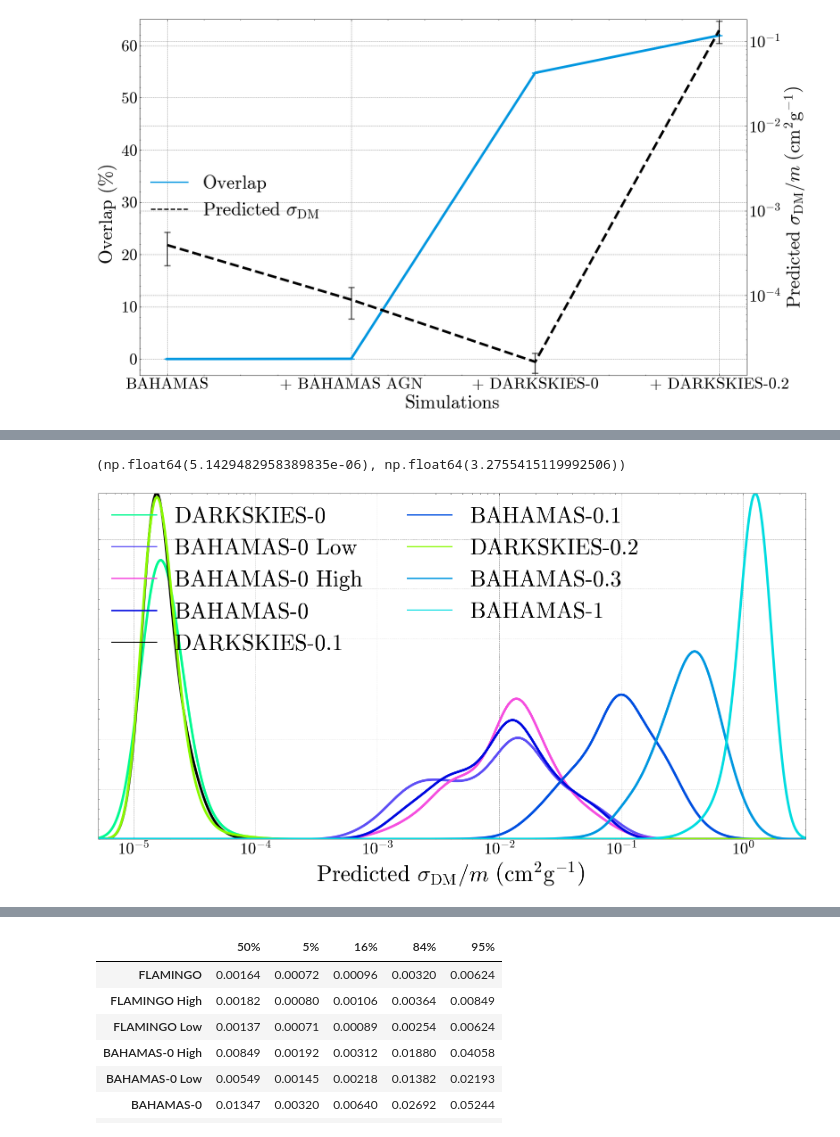
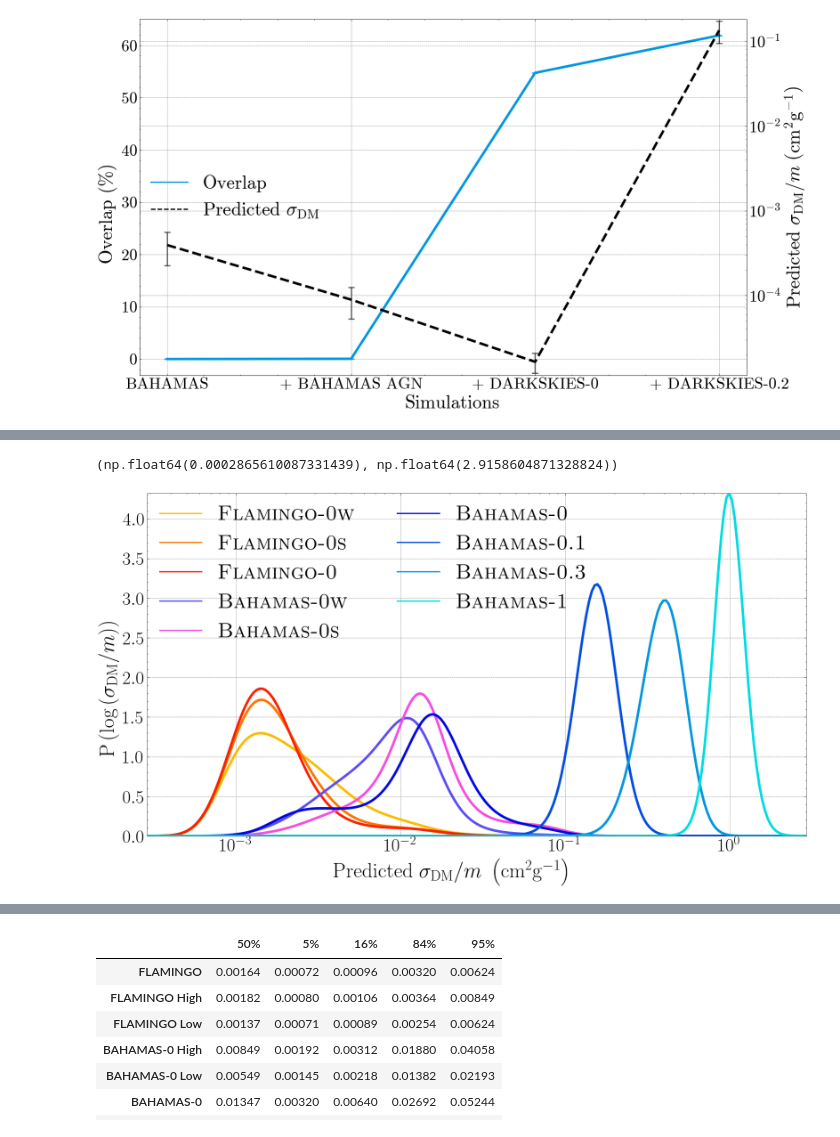
Before and after one commit to EthanTreg/Bayesian-DARKSKIES, a Jupyter notebook: jupyter_notebooks/effective_cdm.ipynb, the cells around one changed output, grey strips where cells are left out. Saved outputs shown, nothing was run; the diff lists cells and outputs as text; code cells hidden in the pictures.

```diff
--- a/jupyter_notebooks/effective_cdm.ipynb
+++ b/jupyter_notebooks/effective_cdm.ipynb
@@ -211,4 +214,9 @@ with open('../data/temp_batch_predictions_44.pkl', 'rb') as file:
     predictions = pickle.load(file)
+# %%
+if isinstance(data['nets'].flatten()[0], str):
+    data['nets'] = data['nets'].astype(object)
+    for shape in np.ndindex(data['nets'].shape):
+        data['nets'][*shape] = torch.load(data['nets'][*shape], weights_only=False, map_location='cpu')
 # %%
 for shape in np.ndindex(predictions.shape):
     if shape[-1] == 0:
@@ -268,7 +256,7 @@ data_pred['targets'] = data_pred['targets'].squeeze(axis=-1)
 labels = dataset.names[np.unique(dataset.labels, return_index=True)[1]]
 # %%
 distributions = analysis.distributions(data_pred['latent'][..., 0], dataset.labels[data_pred['ids'].astype(int)].squeeze(axis=-1))
-grids, new_distributions = analysis.mult_distributions(distributions)
+grids, new_distributions = analysis.mult_distributions(distributions, bins=500)
 
 for shape in np.ndindex(grids.shape[:-1]):
     grids[*shape] = data['nets'][*shape, 0].transforms['targets'](grids[*shape], back=True)
@@ -279,7 +267,14 @@ distributions.shape, new_distributions.shape, grids.shape
 # %%
 probs = np.empty_like(new_distributions)
 cumsums = probs.copy()
+quantile_values = (0.5, 0.05, 0.16, 0.84, 0.95)
+quantiles = np.empty((len(quantile_values), *cumsums.shape[:-1]))
 
 for shape in np.ndindex(new_distributions.shape[:-1]):
-    probs[*shape] = new_distributions[*shape] / np.sum(new_distributions[*shape])
-    cumsums[*shape] = np.cumsum(probs[*shape])
+    # probs[*shape] = new_distributions[*shape] / np.sum(new_distributions[*shape])
+    probs[*shape] = new_distributions[*shape] / np.trapezoid(new_distributions[*shape], np.log10(grids[*shape[:-1]]))
+    cumsums[*shape] = np.cumsum(probs[*shape] / np.sum(probs[*shape]))
+
+    for i, percentile in enumerate(quantile_values):
+        quantiles[i, *shape] = grids[*shape[:-1], np.argmin(np.abs(cumsums[*shape] - percentile), axis=-1)]
+probs.shape, quantiles.shape
@@ -487 +479,3 @@ array(['FLAMINGO Low Test', 'FLAMINGO Low', 'FLAMINGO High', 'FLAMINGO',
+# %%
+labels = np.array(['Noise', 'Flamingo-0w Test', 'Flamingo-0w', 'Flamingo-0s', 'Flamingo-0', 'Bahamas-0w', 'Bahamas-0s', 'Bahamas-0', 'Bahamas-0.1', 'Bahamas-0.3', 'Bahamas-1'])
 # %%
@@ -534,31 +499,32 @@ plot2.fig
 # %%
 idx = (-1, 2)
-# sim_idx = slice(6, None)
+sim_idx = slice(2, None)
 # sim_idx = [0, 3, 4, 5, 6, 7, 8]
 # sim_idx = [3, 4, 5, 7, 8]
-sim_idx = list(range(distributions.shape[-1]))
+# sim_idx = list(range(distributions.shape[-1]))
 plot2 = plots.PlotPlots(
     grids[*idx],
     probs[*idx][sim_idx],
     log_x=True,
     x_label=r'Predicted $\sigma_{\rm DM}/m\ \left(\rm cm^2g^{-1}\right)$',
+    y_label=r'${\rm P}\left(\log{\left(\sigma_{\rm DM}/m\right)}\right)$',
     # x_label=r'Self-Interaction Cross-Section',
     styles='-',
-    labels=labels[sim_idx].tolist(),
+    labels=(r'$\textsc{' + labels[sim_idx] + '}$').tolist(),
     colours=np.array(colours)[sim_idx].tolist(),
     # colours=np.array(colours[:7] + ['k'] + colours[8:])[sim_idx].tolist(),
     axis=True,
     frameon=False,
     # loc=(0.15, 0.6),
     loc='upper left',
     cols=2,
-    major=36,
-    minor=26,
+    major=34,
+    minor=30,
     line_width=4,
 )
-plot2.axes.tick_params(axis='y', labelleft=False)
+# plot2.axes.tick_params(axis='y', labelleft=False)
 plot2.axes.set_xlim(np.min(np.array(plot2._data)[(np.array(plot2._y_data) > 1e-4)]), np.max(np.array(plot2._data)[(np.array(plot2._y_data) > 1e-4)]))
 # plot2.axes.set_xlim(np.min(np.repeat(grids[*idx][None], 5, axis=0)[(np.array(probs[*idx][[3, 4, 5, 7, 8]]) > 1e-4)]), np.max(np.repeat(grids[*idx][None], 5, axis=0)[(np.array(probs[*idx][[3, 4, 5, 7, 8]]) > 1e-4)]))
 # %% [output]
-(np.float64(5.1429482958389835e-06), np.float64(3.2755415119992506))
+(np.float64(0.0002865610087331439), np.float64(2.9158604871328824))
-[figure, old version]
+[figure, new version]
```
Also changed, not shown: parts of 27 cells of this notebook, 22 other files.
